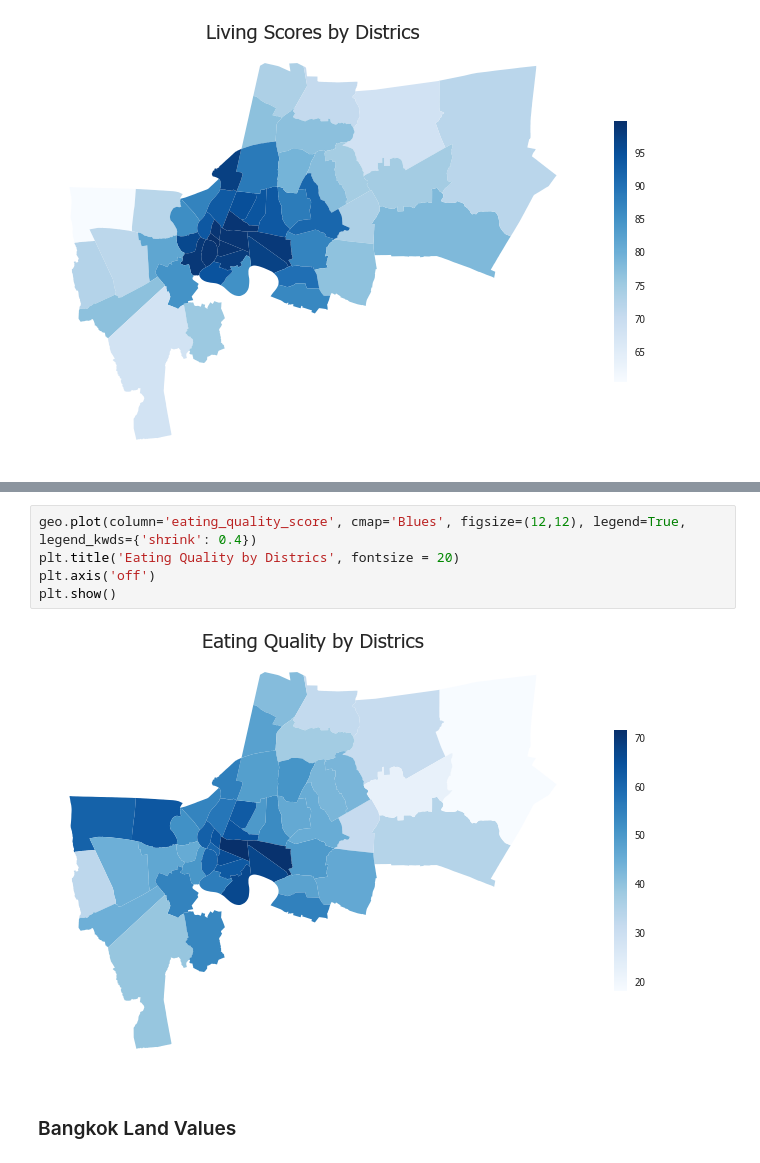
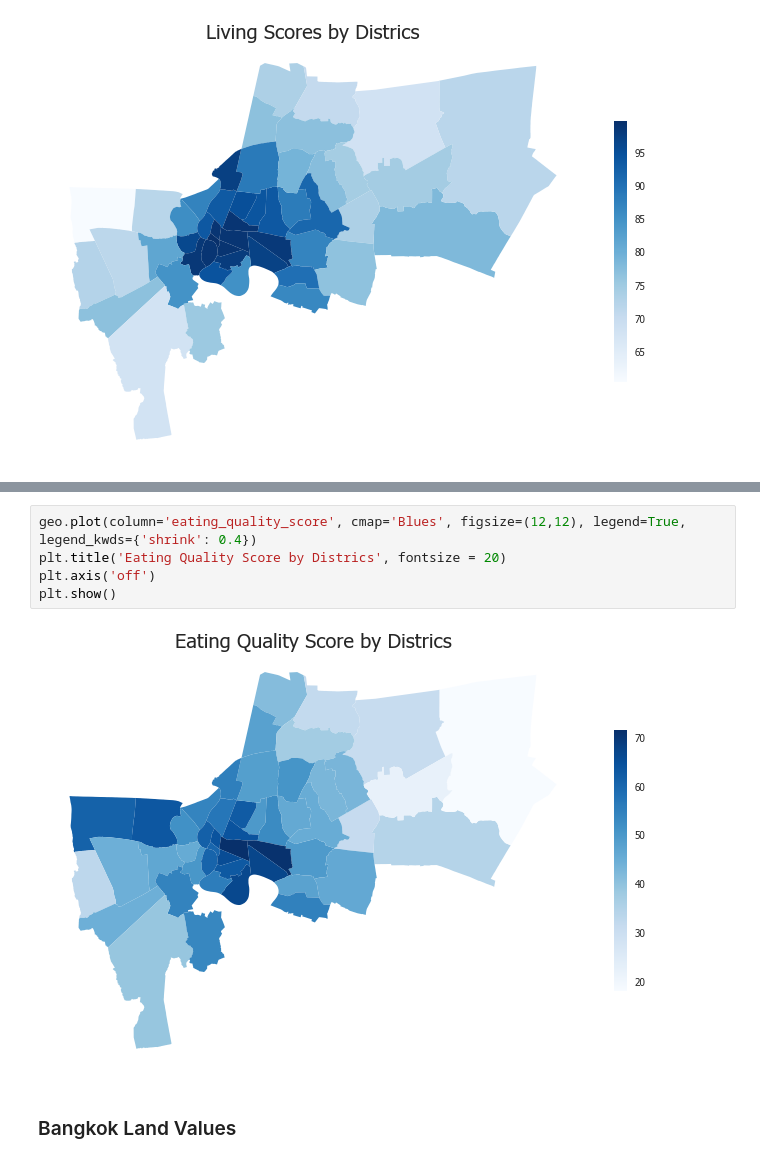
Before and after one commit to terjirapat/DADS5001-Project, a Jupyter notebook: project.ipynb, the cells around one changed output, grey strips where cells are left out. Saved outputs shown, nothing was run; the diff lists cells and outputs as text.

```diff
--- a/project.ipynb
+++ b/project.ipynb
@@ -506,10 +506,10 @@ plt.show()
 # %%
 geo.plot(column='eating_quality_score', cmap='Blues', figsize=(12,12), legend=True, legend_kwds={'shrink': 0.4})
-plt.title('Eating Quality by Districs', fontsize = 20)
+plt.title('Eating Quality Score by Districs', fontsize = 20)
 plt.axis('off')
 plt.show()
 # %% [output]
-[figure, old version]
+[figure, new version]
 # %% [markdown]
 ### Bangkok Land Values
 # %%
```
Also changed, not shown: parts of 1 cell of this notebook, 1 other file.
